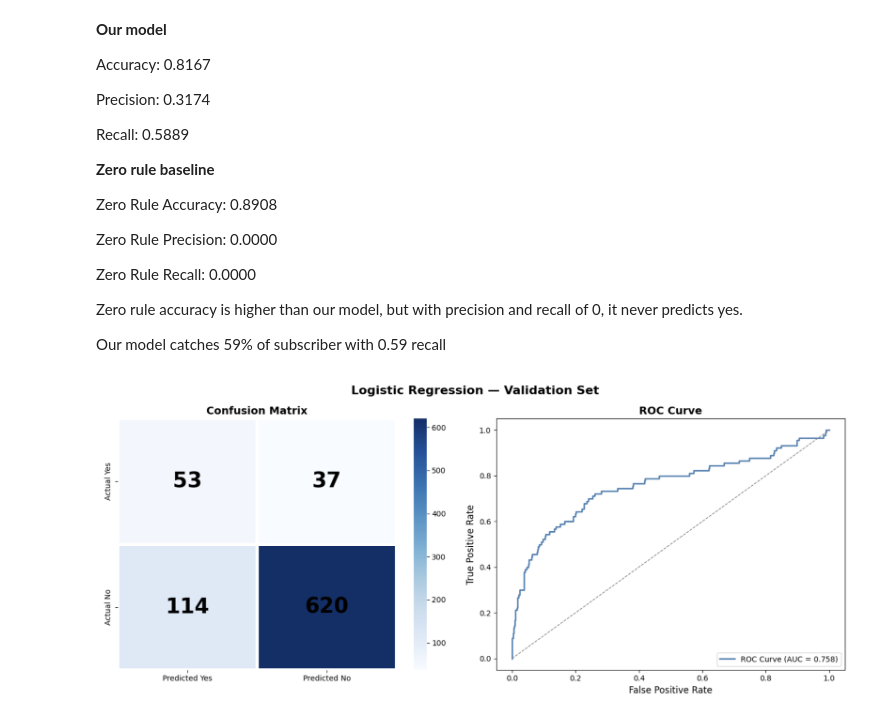
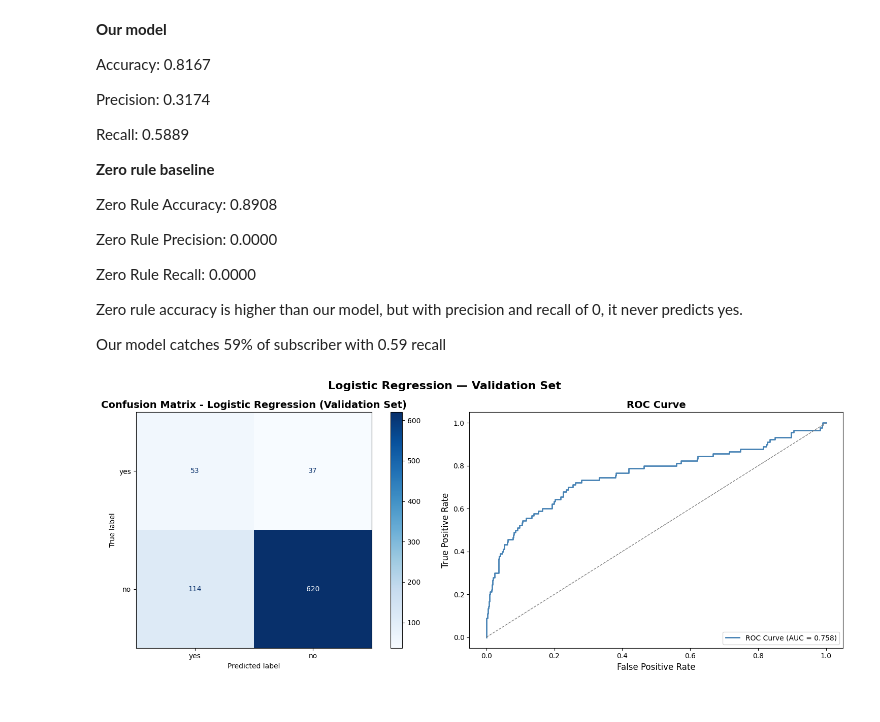
Before and after one commit to Seifomara/ML-fundamentals-2026, a Jupyter notebook: assignment_1_Seif_Omara.ipynb, the cells around one changed output. Cells and saved outputs as stored; diff of their text form; code cells hidden in the pictures.

```diff
--- a/assignment_1_Seif_Omara.ipynb
+++ b/assignment_1_Seif_Omara.ipynb
@@ -135,4 +132,4 @@ Superficially valid target variables
 # %% [markdown]
 # Data loading and exploration
 # %%
-df = pd.read_csv("/content/sample_data/bank-additional.csv",sep=';')
+df = pd.read_csv("/content/bank-additional.csv",sep=';')
@@ -461,5 +674,34 @@ plt.show()
-# %% [markdown]
-![Screenshot 2026-03-01 at 09.42.14.png](embedded-picture-1)
+# %%
+import matplotlib.pyplot as plt
+from sklearn.metrics import confusion_matrix, ConfusionMatrixDisplay, roc_curve, roc_auc_score
+
+# Create a figure with two subplots
+fig, axes = plt.subplots(1, 2, figsize=(16, 6))
+
+# Plot Confusion Matrix
+cm = confusion_matrix(y_val, y_pred, labels=['yes', 'no'])
+disp = ConfusionMatrixDisplay(confusion_matrix=cm, display_labels=['yes', 'no'])
+disp.plot(cmap='Blues', ax=axes[0])
+axes[0].set_title('Confusion Matrix - Logistic Regression (Validation Set)', fontsize=14, fontweight='bold')
+
+# Plot ROC Curve
+y_proba = lr.predict_proba(X_val)[:, 1]
+y_val_binary = (y_val == 'yes').astype(int)
+fpr, tpr, _ = roc_curve(y_val_binary, y_proba)
+auc = roc_auc_score(y_val_binary, y_proba)
+
+axes[1].plot(fpr, tpr, color='steelblue', linewidth=2, label=f'ROC Curve (AUC = {auc:.3f})')
+axes[1].plot([0,1], [0,1], linestyle='--', color='grey', linewidth=1)
+axes[1].set_xlabel('False Positive Rate', fontsize=12)
+axes[1].set_ylabel('True Positive Rate', fontsize=12)
+axes[1].set_title('ROC Curve', fontsize=14, fontweight='bold')
+axes[1].legend(loc='lower right')
+
+plt.suptitle('Logistic Regression — Validation Set', fontsize=16, fontweight='bold')
+plt.tight_layout()
+plt.show()
+# %% [output]
+[figure, added]
 # %%
 !cp "/content/drive/MyDrive/Colab Notebooks/assignment_1_<Seif_Omara_[Omara]>.ipynb" /content/ML-fundamentals-2026/assignment_1_Seif_Omara.ipynb
 !git add assignment_1_Seif_Omara.ipynb
```
Also changed, not shown: parts of 40 cells of this notebook.
